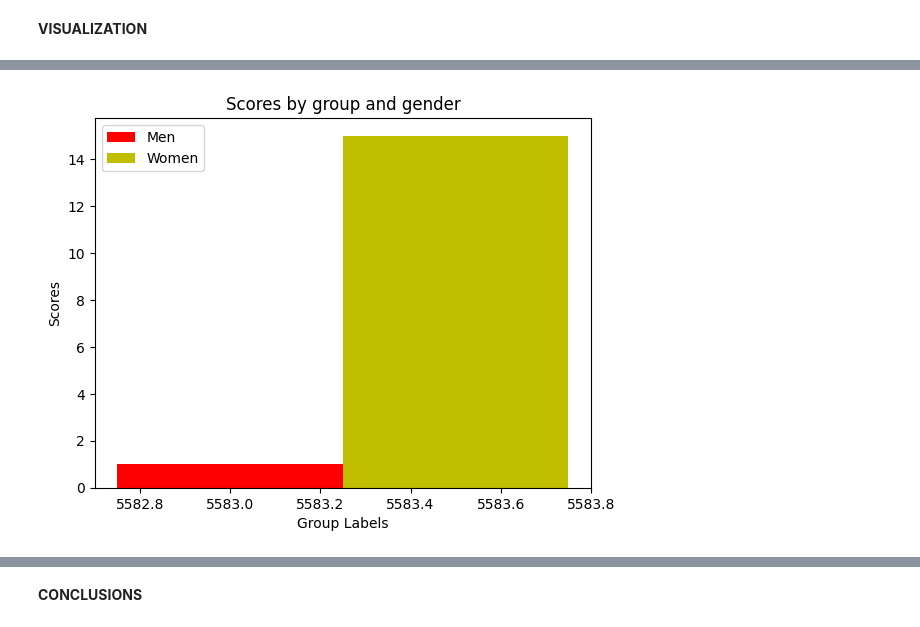
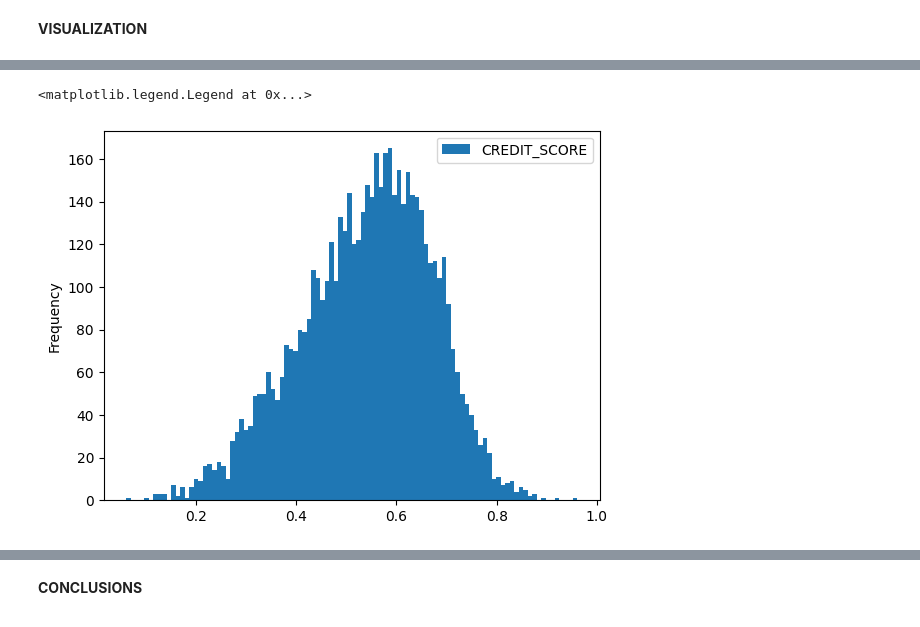
Before and after one commit to Who-are-me/amazinum_home_work, a Jupyter notebook: lesson_4/home_work_lesson_4.ipynb, the cells around one changed output, grey strips where cells are left out. Cells and saved outputs as stored; diff of their text form; code cells hidden in the pictures.

```diff
--- a/lesson_4/home_work_lesson_4.ipynb
+++ b/lesson_4/home_work_lesson_4.ipynb
@@ -334,13 +314,6 @@ plt.show()
-# %%
-fig, ax = plt.subplots()
-width = 0.5
-p1 = ax.bar(len(df), df['OUTCOME'], width, color='r', label='Men')
-p2 = ax.bar(len(df) + width, df['PAST_ACCIDENTS'], width, color='y', label='Women')
-ax.set_xlabel('Group Labels')
-ax.set_ylabel('Scores')
-ax.set_title('Scores by group and gender')
-ax.legend()
-
-plt.show()
-# %% [output]
-[figure, removed]
+# %%
+df['CREDIT_SCORE'].plot.hist(label='CREDIT_SCORE', bins=100)
+plt.legend(loc='upper right')
+# %% [output]
+<matplotlib.legend.Legend at 0x...>
+[figure, added]
```
Also changed, not shown: parts of 12 cells of this notebook.
